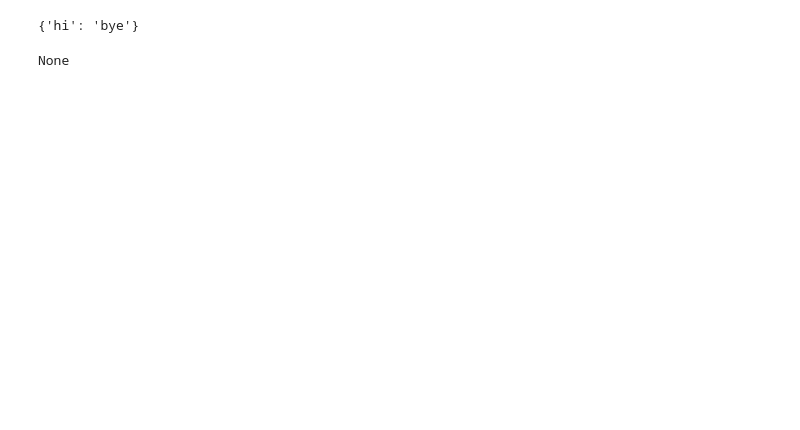
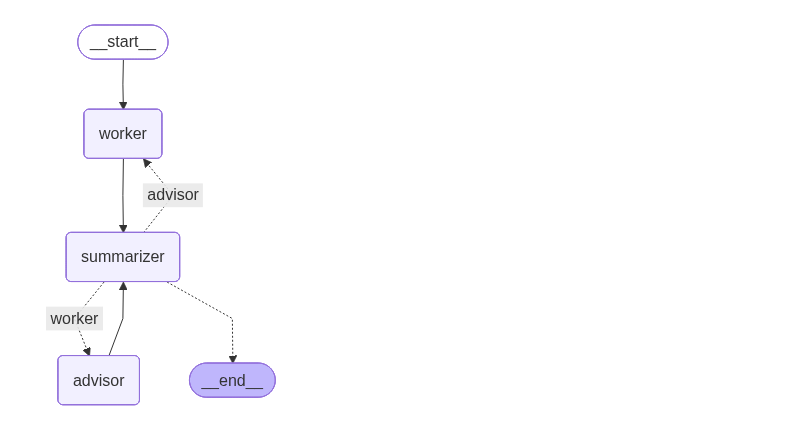
Before and after one commit to minjun069/ai_streamlit, a Jupyter notebook: experiments/agent_prac.ipynb, the cells around one changed output. Saved outputs shown, nothing was run; the diff lists cells and outputs as text; code cells hidden in the pictures; blank space fills up the shorter version.

Commit message:
동적 agent 구조 실험 완료(HIL 구조 추가 필요)

```diff
--- a/experiments/agent_prac.ipynb
+++ b/experiments/agent_prac.ipynb
@@ -27,11 +20,9 @@ class TaskStep(TypedDict):
     total_seq: int
     agent_role: str
     role_seq: int
-    instruction: str
     output_summary: str
 
 class BaseAgentState(TypedDict):
-    initial_intent: str
     curr_seq: int
     task_seq: Dict[str, int]
     curr_agent: str
@@ -99,5 +113,5 @@ def initiate_state(agent_registry: dict):
 # %%
-def call_task(task_name: str, state: AgentState) -> dict:
+def call_task(task_name, state) -> dict:
     # 1. 설정 불러오기
     config = agent_registry[task_name]
 
@@ -108,7 +122,7 @@ def call_task(task_name: str, state: AgentState) -> dict:
     ])
 
     # 3. 파서 및 체인 연결
-    if config["schema"]:
+    if config.get("schema"):
         parser = PydanticOutputParser(pydantic_object=config["schema"])
         prompt = prompt.partial(format=parser.get_format_instructions())
         chain = prompt | llm | parser
@@ -116,11 +130,9 @@ def call_task(task_name: str, state: AgentState) -> dict:
         chain = prompt | llm
 
     # 4. LLM 실행
-    result = chain.invoke(**state)
+    result = chain.invoke(state)
 
     # 5. 리턴할 State 딕셔너리 조립
-    # schema가 있으면 Pydantic 객체를 딕셔너리로 변환해서 넣음 (예: is_sufficient, parsed_intent 등)
-    # schema가 없으면 output_mapping 이름으로 문자열을 넣음 (예: worker_output)
     updates = {}
     if config.get("schema"):
         updates.update(result.model_dump())
@@ -131,16 +143,39 @@ def call_task(task_name: str, state: AgentState) -> dict:
         action_updates = config["action"](state)
         updates.update(action_updates)
 
+    updates["prev_agent"] = state["curr_agent"]
+    updates["curr_agent"] = task_name
     updates.update(config.get("static_returns", {}))
-
     return updates
-# %%
-temp_dict = {"hi":"bye"}
-inputs = {**temp_dict}
-inputs
-# %% [output]
-{'hi': 'bye'}
-# %%
-print(temp_dict.get("bye"))
-# %% [output]
-None
+# %%
+from langgraph.graph import StateGraph, START, END
+
+AgentState = initiate_state(agent_registry)
+# 그래프 초기화
+workflow = StateGraph(AgentState)
+
+# 노드 추가
+workflow.add_node("worker", lambda state: call_task("worker", state))
+workflow.add_node("advisor", lambda state: call_task("advisor", state))
+workflow.add_node("summarizer", lambda state: call_task("summarizer", state))
+
+# 엣지 추가
+workflow.add_edge(START, "worker")
+workflow.add_edge("worker", "summarizer")
+workflow.add_edge("advisor", "summarizer")
+
+workflow.add_conditional_edges(
+    "summarizer",
+    lambda state: state["prev_agent"],
+    {
+        "worker":"advisor",
+        "advisor":"worker"
+    }
+)
+
+app = workflow.compile()
+# %%
+from IPython.display import Image, display
+display(Image(app.get_graph().draw_mermaid_png()))
+# %% [output]
+[figure, added]
```
Also changed, not shown: parts of 12 cells of this notebook.
